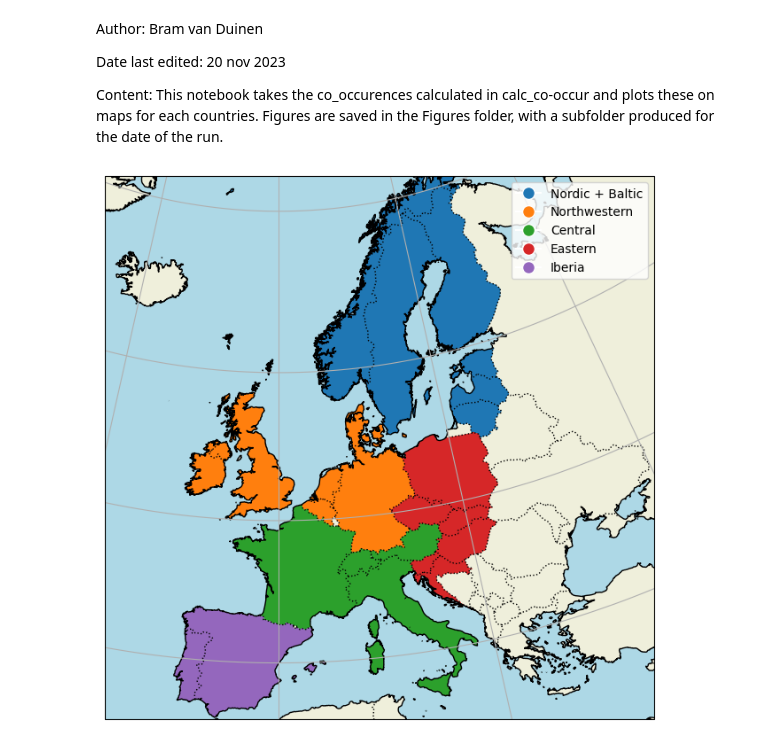
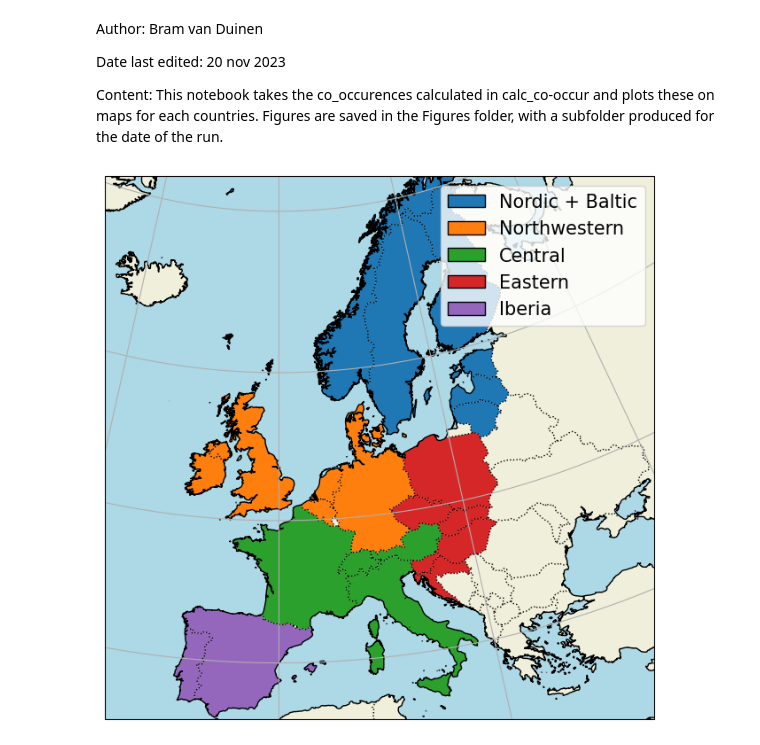
Before and after one commit to bramvanduinen/EnergyDroughtCooccurrence, a Jupyter notebook: src/illustrations/plot_regions.ipynb, the cells around one changed output. Saved outputs shown, nothing was run; the diff lists cells and outputs as text; code cells hidden in the pictures.

```diff
--- a/src/illustrations/plot_regions.ipynb
+++ b/src/illustrations/plot_regions.ipynb
@@ -45,36 +45,37 @@ countries = ['AUT', 'BEL', 'CHE', 'CZE', 'DEU', 'DNK',
              'ESP', 'EST', 'FIN', 'FRA', 'GBR', 'HRV', 'HUN', 'IRL',
              'ITA', 'LTU', 'LVA', 'NLD', 'NOR', 'POL', 'PRT',
              'SVK', 'SVN', 'SWE']
 
 regions = {
     'Nordic + Baltic': ['EST', 'FIN', 'IRL', 'LTU', 'LVA', 'NOR', 'SWE'],
     'Northwestern': ['BEL', 'DEU', 'GBR', 'NLD', 'IRL', 'DNK'],
     'Central': ['ITA', 'AUT', 'CHE', 'FRA'],
     'Eastern': ['POL', 'HRV', 'HUN', 'CZE', 'SVK', 'SVN'],
     'Iberia': ['ESP', 'PRT'],
 }
 
 region_colors = {
     'Nordic + Baltic': 'C0',
     'Northwestern': 'C1',
     'Central': 'C2',
     'Eastern': 'C3',
     'Iberia': 'C4',
 }
 
 legend_handles = []
 
-# cmap = matplotlib.cm.get_cmap('viridis')
 
-# Iterate through regions and plot countries with assigned colors
+from matplotlib.patches import Rectangle
+
 for region, countries_list in regions.items():
     region_color = region_colors[region]
 
     for country in countries_list:
         poly = df.loc[df['ISO_A3_EH'] == country]['geometry'].values[0]
         ax.add_geometries(poly, crs=ccrs.PlateCarree(), facecolor=region_color, edgecolor='none', zorder=1)
-        handle = ax.add_geometries(poly, crs=ccrs.PlateCarree(), facecolor=region_color, edgecolor='none', zorder=1)
-    legend_handles.append(Line2D([0], [0], marker='o', color='w', markerfacecolor=region_color, markersize=10))
-    ax.legend(legend_handles, regions.keys(), loc='upper right', bbox_to_anchor=(1, 1))
+
+    legend_handles.append(Rectangle((0, 0), 1, 1, facecolor=region_color, edgecolor='black'))
+    ax.legend(legend_handles, regions.keys(), loc='upper right', bbox_to_anchor=(1, 1), fontsize = 15)
+plt.savefig('../../Results/Figures/regions_clusters.png', dpi=300, bbox_inches='tight')
 # %% [output]
-[figure, old version]
+[figure, new version]
```
Also changed, not shown: 8 other files.
